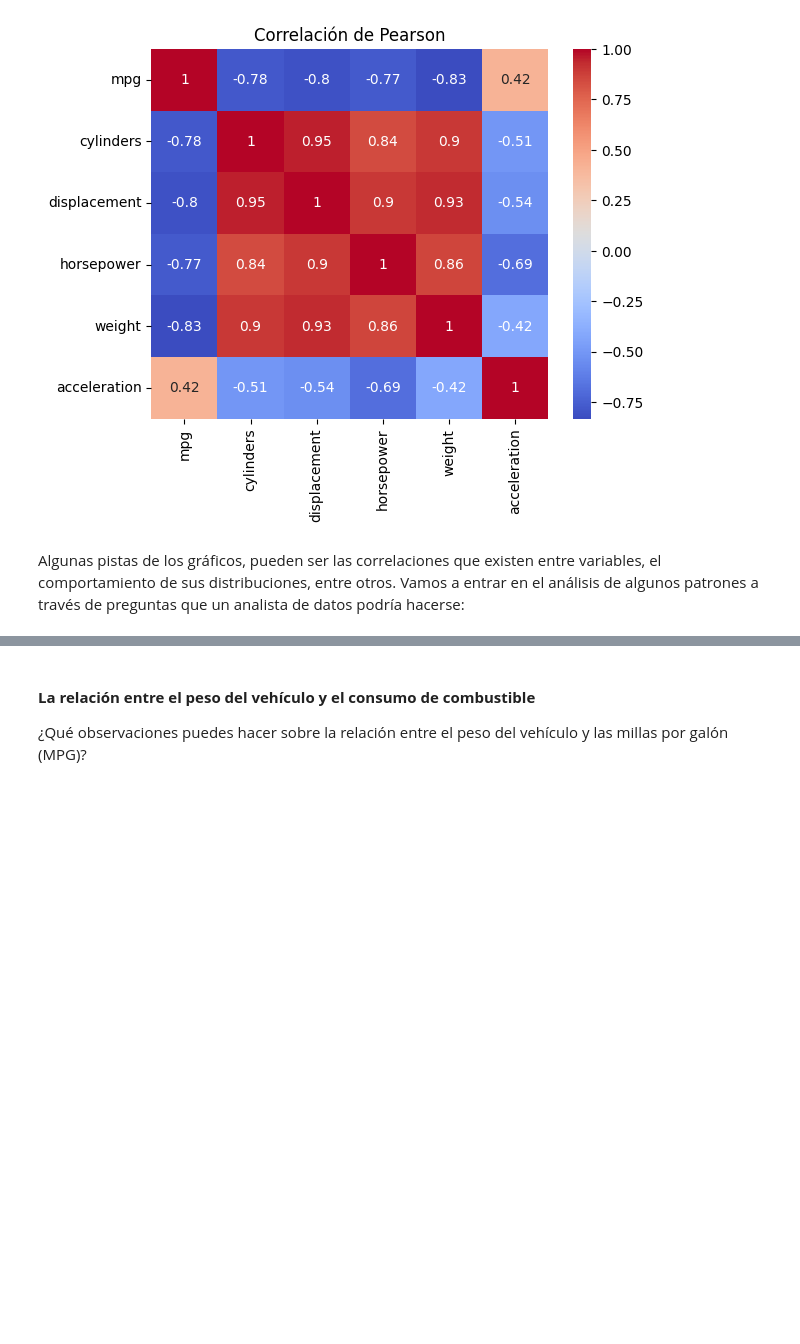
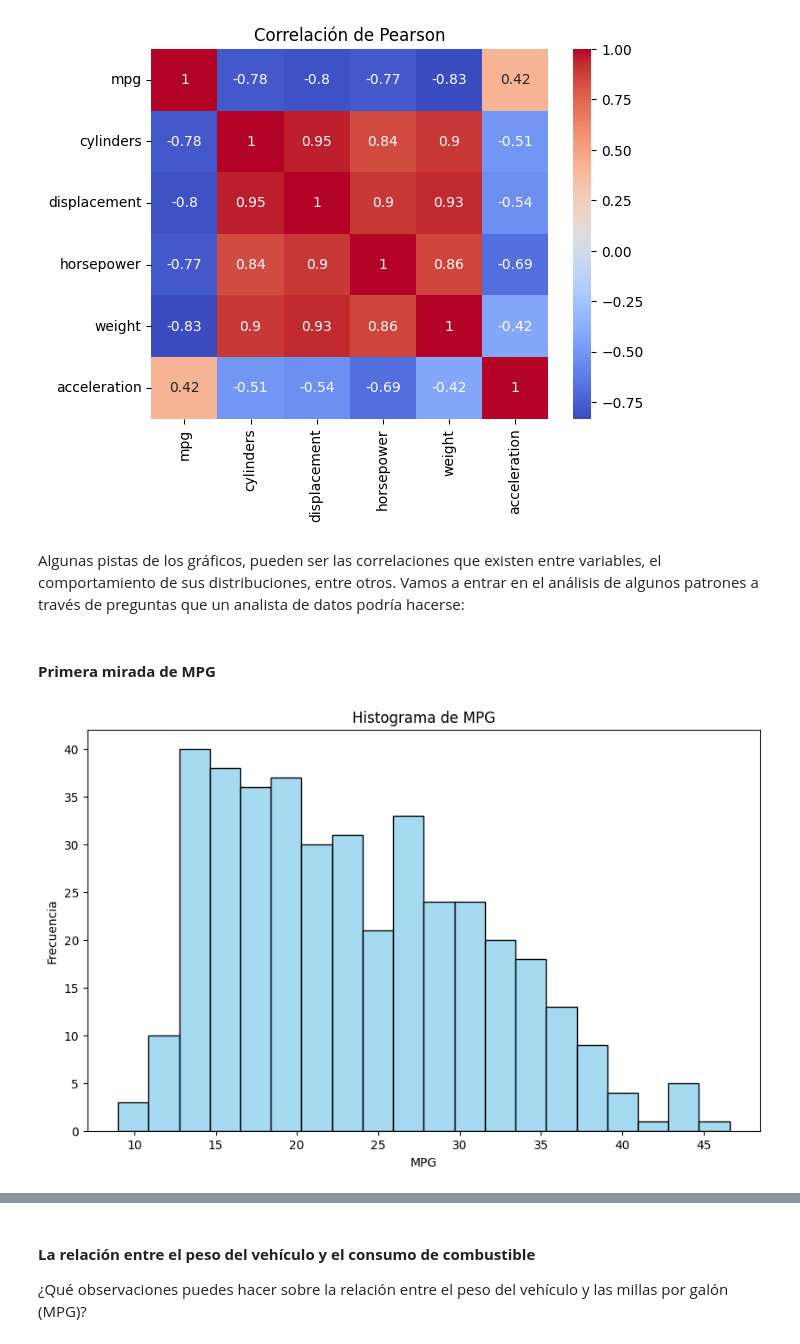
Before and after one commit to ronaldespinozaa/DS102024, a Jupyter notebook: 0-ComplementaryResourses/eda_mpg/notebooks/mpg.ipynb, the cells around one changed output, grey strips where cells are left out. Saved outputs shown, nothing was run; the diff lists cells and outputs as text; code cells hidden in the pictures; blank space fills up the shorter version.

```diff
--- a/0-ComplementaryResourses/eda_mpg/notebooks/mpg.ipynb
+++ b/0-ComplementaryResourses/eda_mpg/notebooks/mpg.ipynb
@@ -472,3 +472,16 @@ plt.savefig(r'0-ComplementaryResourses\eda_mpg\reports\figures\heatmap_correlati
 [figure]
 # %% [markdown]
 Algunas pistas de los gráficos, pueden ser las correlaciones que existen entre variables, el comportamiento de sus distribuciones, entre otros. Vamos a entrar en el análisis de algunos patrones a través de preguntas que un analista de datos podría hacerse:
+# %% [markdown]
+#### **Primera mirada de MPG**
+# %%
+# Histograma de 'mpg'
+plt.figure(figsize=(10, 6))
+sns.histplot(df1['mpg'], kde=False, color='skyblue', bins=20)
+plt.title('Histograma de MPG')
+plt.xlabel('MPG')
+plt.ylabel('Frecuencia')
+plt.savefig(r'0-ComplementaryResourses\eda_mpg\reports\figures\histogram_mpg.png')
+plt.show()
+# %% [output]
+[figure, added]
```
Also changed, not shown: parts of 2 cells of this notebook.
